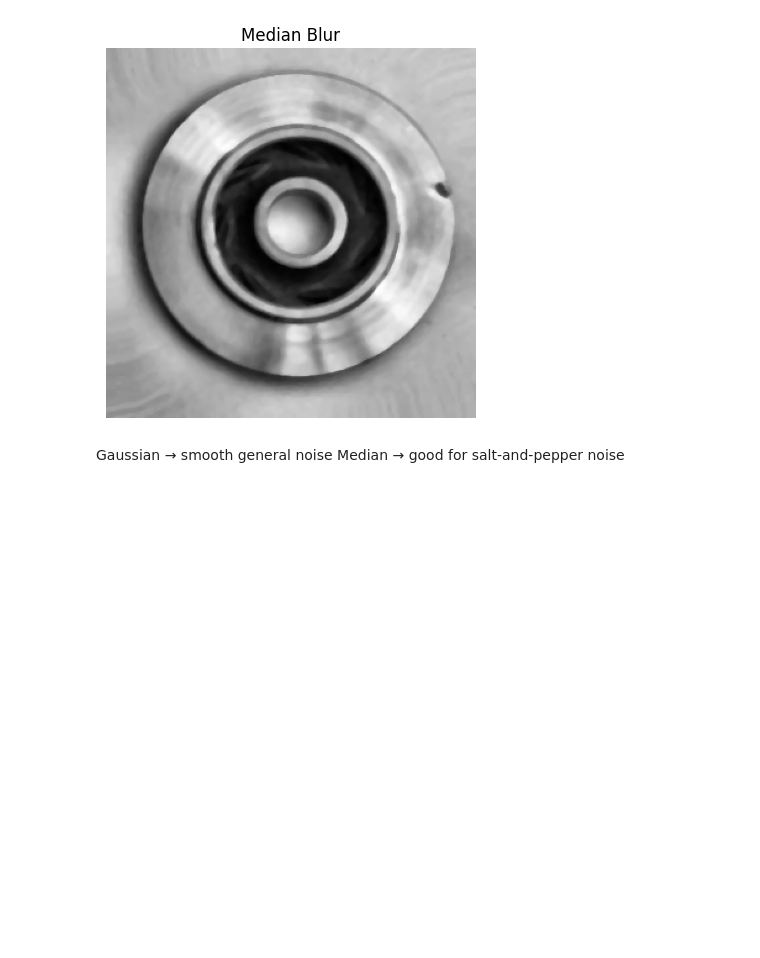
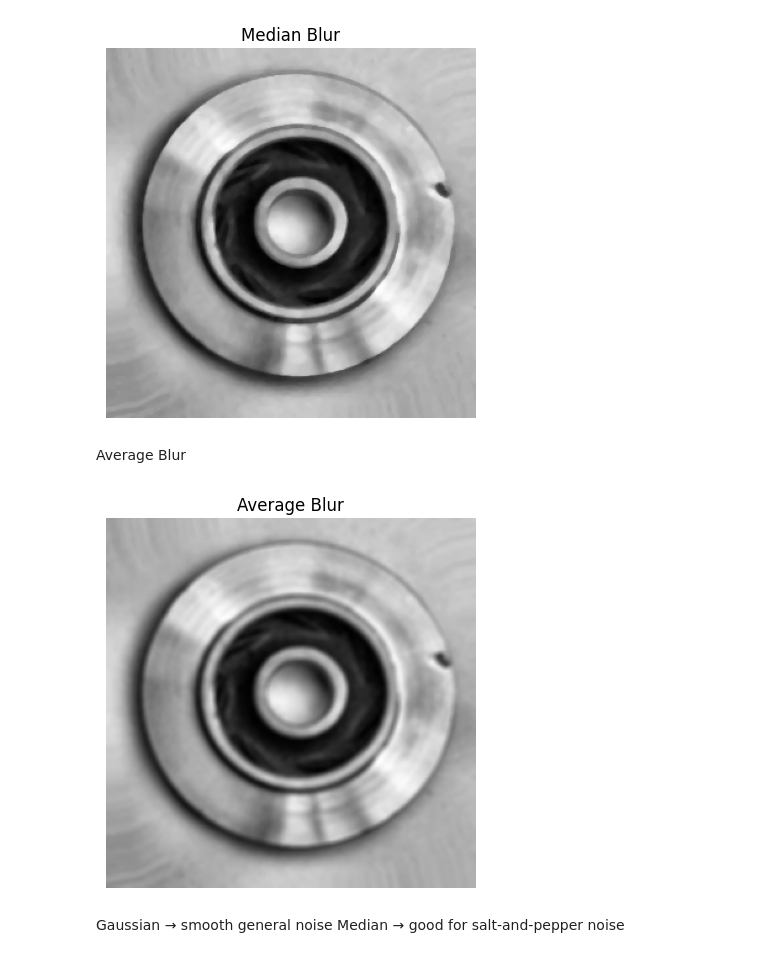
Before and after one commit to Pegah1367/casting-defect-opencv, a Jupyter notebook: notebooks/Project_Month_1.ipynb, the cells around one changed output. Drawn from its saved outputs; the diff is of its cells as text; code cells hidden in the pictures; blank space fills up the shorter version.

Commit message:
Add average blur to notebook

```diff
--- a/notebooks/Project_Month_1.ipynb
+++ b/notebooks/Project_Month_1.ipynb
@@ -156,3 +158,5 @@ plt.axis("off")
 plt.show()
 # %% [output]
 [figure]
+# %% [markdown]
+Average Blur
@@ -159,3 +175,17 @@ plt.show()
+# %%
+from src.average_blur import apply_average_blur
+
+average = apply_average_blur(
+    enhanced,
+    (5, 5)
+)
+
+plt.imshow(average, cmap="gray")
+plt.title("Average Blur")
+plt.axis("off")
+plt.show()
+# %% [output]
+[figure, added]
 # %% [markdown]
 Gaussian → smooth general noise
 Median → good for salt-and-pepper noise
```
Also changed, not shown: parts of 3 cells of this notebook.
